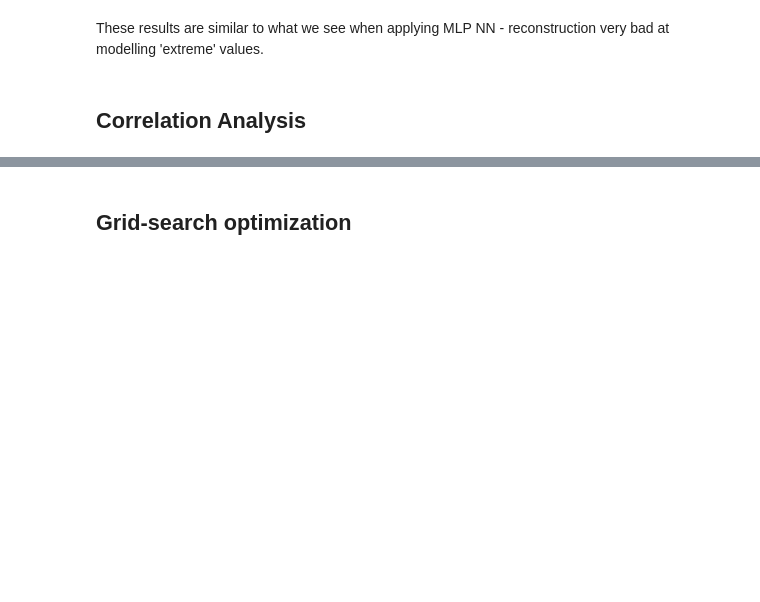
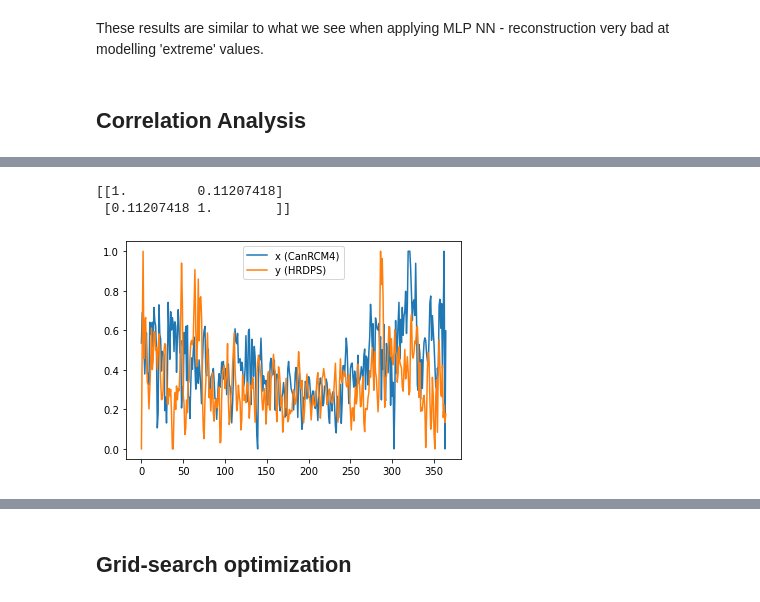
Before and after one commit to rbeutel/eosc510, a Jupyter notebook: proj-slp.ipynb, the cells around one changed output, grey strips where cells are left out. Cells and saved outputs as stored; diff of their text form; code cells hidden in the pictures; blank space fills up the shorter version.

```diff
--- a/proj-slp.ipynb
+++ b/proj-slp.ipynb
@@ -428,0 +506,10 @@ for ind in range(len(U[0,:])):
+# %%
+plt.plot(x[:,1])
+plt.plot(y[:,0])
+plt.legend(['x (CanRCM4)','y (HRDPS)'])
+#plt.title('PC3\nr = ' + str(r[2][0,1])[:4])
+print(np.corrcoef(x[:,1],y[:,0]))
+# %% [output]
+[[1.         0.11207418]
+ [0.11207418 1.        ]]
+[figure, added]
```
Also changed, not shown: parts of 37 cells of this notebook.
